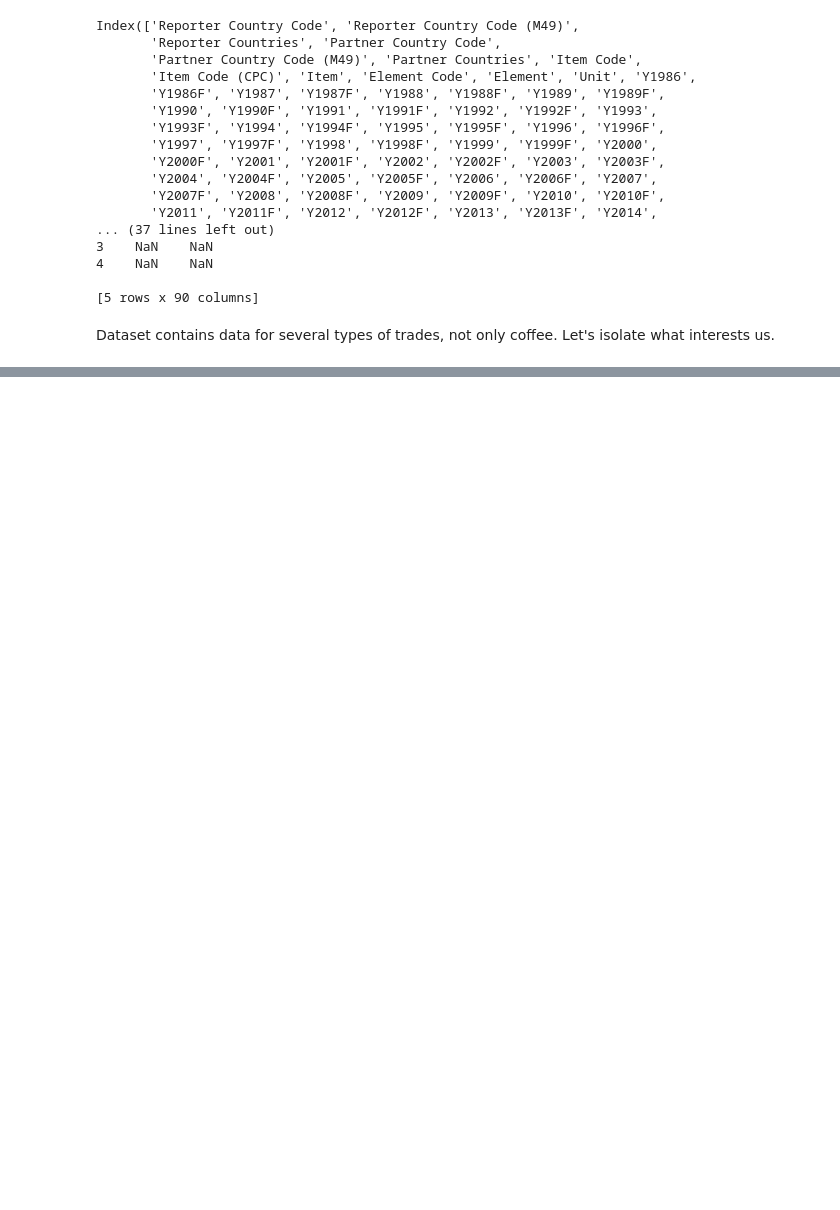
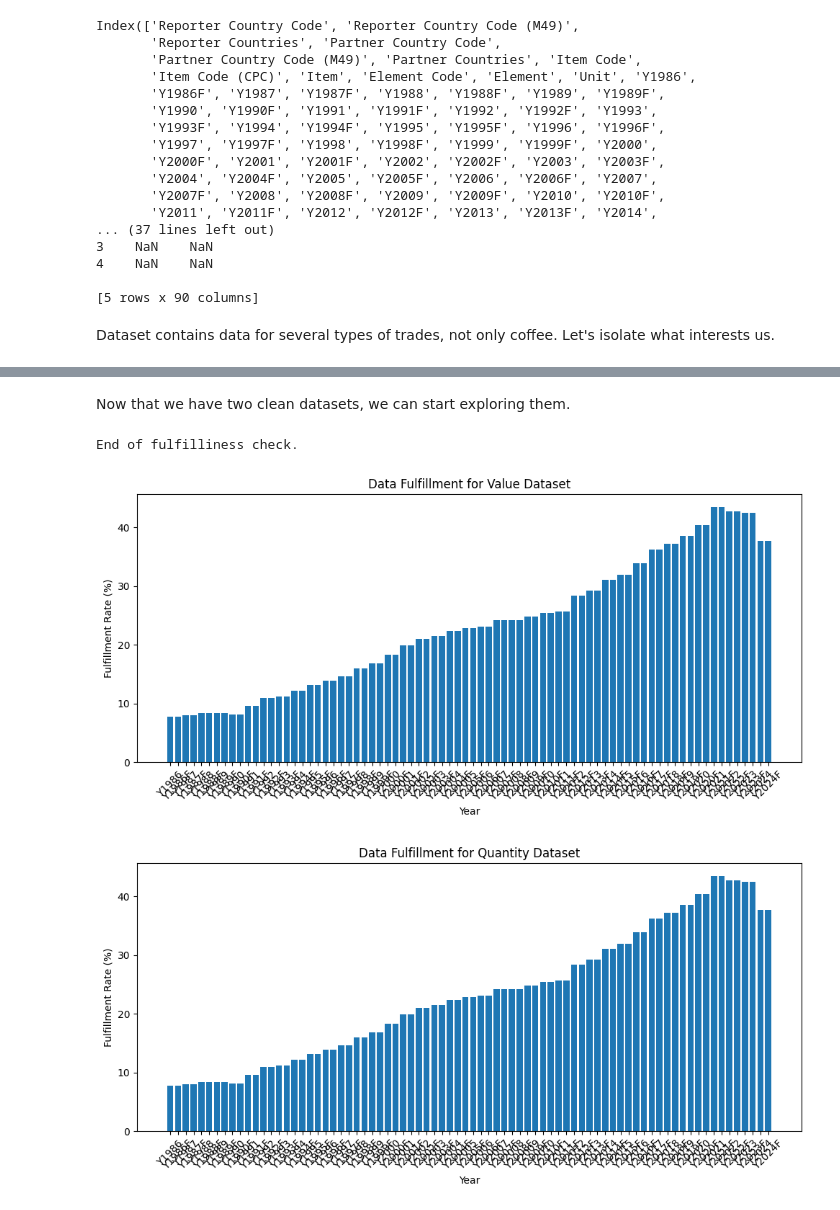
Before and after one commit to com-480-data-visualization/BeanMap, a Jupyter notebook: EDA.ipynb, the cells around one changed output, grey strips where cells are left out. Drawn from its saved outputs; the diff is of its cells as text; code cells hidden in the pictures; blank space fills up the shorter version.

Commit message:
import export data analysis

```diff
--- a/EDA.ipynb
+++ b/EDA.ipynb
@@ -58,9 +58,11 @@ print(data_brasil.head(8))
 
 print(data_germany.head(8))
 
+# Item Code
 RAW_COFFEE_CODE = 656
 TRANSFORMED_COFFEE_CODE = 657
 
+# Element Code
 EXPORT_QUANTITY_CODE = 5910
 EXPORT_VALUE_CODE = 5922
 IMPORT_QUANTITY_CODE = 5610
@@ -68,10 +70,10 @@ IMPORT_VALUE_CODE = 5622
 
 data_clean = data_clean.drop(['Item Code (CPC)', 'Item', 'Element'], axis=1)
 
-data_clean.head(5)
+print(data_clean.head(5))
 
 # drop the row if no data, e.g. columns from since "Y1986" are all NaN
-data_clean = data_clean.dropna(subset=data_clean.columns[3:], how='all')
+data_clean = data_clean.dropna(subset=data_clean.columns[5:], how='all')
 print(data_clean.shape)
 
 # drop the columns if it contains only NaN
@@ -86,9 +88,7 @@ print(data_value.shape)
 data_quantity = data_clean.drop(data_clean[~data_clean['Element Code'].isin([EXPORT_QUANTITY_CODE, IMPORT_QUANTITY_CODE])].index).reset_index(drop=True)
 print(data_quantity.shape)
 
-# save to csv
-data_value.to_csv('./data/UNComtrade/Trade_Matrix_Value.csv', index=False)
-data_quantity.to_csv('./data/UNComtrade/Trade_Matrix_Quantity.csv', index=False)
+data_quantity.head(10)
 # %% [output]
 (136302, 86)
 Items:  <StringArray>
@@ -109,0 +122,38 @@ Units:  <StringArray>
+# %% [markdown]
+Now that we have two clean datasets, we can start exploring them.
+# %%
+# Plot the data fulfilliness for the columns from Y1986 to Y2020F for the value dataset in percentage of non-NaN values
+
+F_columns = data_value.columns[5:]
+fulfilliness_value = []
+fulfilliness_quantity = []
+for col in F_columns:
+    fulfilliness_value.append(data_value[col].notna().sum() / data_value.shape[0] * 100)
+    fulfilliness_quantity.append(data_quantity[col].notna().sum() / data_quantity.shape[0] * 100)
+
+    if (data_value[col].notna() != data_quantity[col].notna()).any():
+        print(f"Column {col} has different fulfilliness between value and quantity datasets.")
+
+print("End of fulfilliness check.")
+
+plt.figure(figsize=(10, 5))
+plt.bar(F_columns, fulfilliness_value)
+plt.xlabel('Year')
+plt.ylabel('Fulfillment Rate (%)')
+plt.title('Data Fulfillment for Value Dataset')
+plt.xticks(rotation=45)
+plt.tight_layout()
+plt.show()
+
+plt.figure(figsize=(10, 5))
+plt.bar(F_columns, fulfilliness_quantity)
+plt.xlabel('Year')
+plt.ylabel('Fulfillment Rate (%)')
+plt.title('Data Fulfillment for Quantity Dataset')
+plt.xticks(rotation=45)
+plt.tight_layout()
+plt.show()
+# %% [output]
+End of fulfilliness check.
+[figure, added]
+[figure, added]
```
Also changed, not shown: parts of 13 cells of this notebook, 2 other files.
